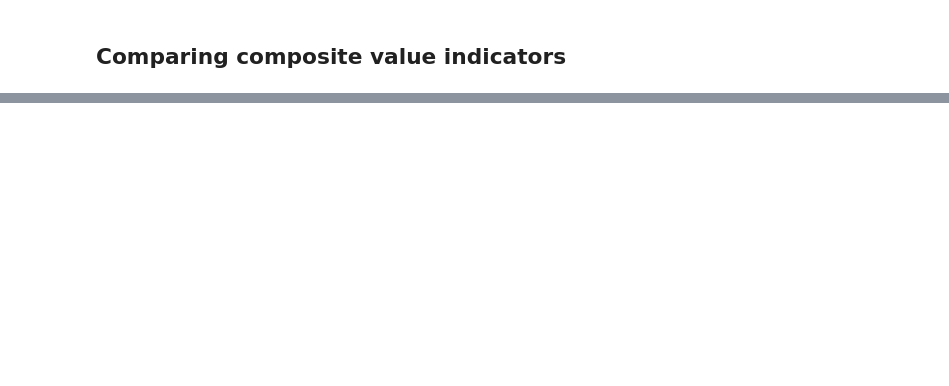
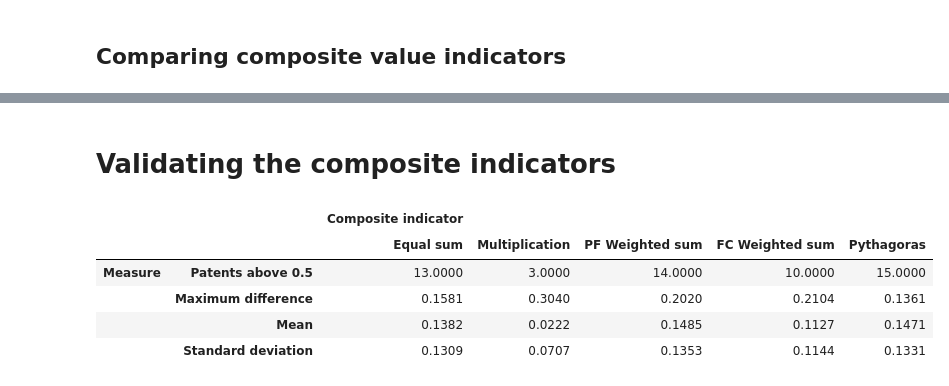
Before and after one commit to joerivan/patent-value-indicator, a Jupyter notebook: patents_value_indicators.ipynb, the cells around one changed output, grey strips where cells are left out. Drawn from its saved outputs; the diff is of its cells as text; code cells hidden in the pictures; blank space fills up the shorter version.

```diff
--- a/patents_value_indicators.ipynb
+++ b/patents_value_indicators.ipynb
@@ -144,0 +147,56 @@ fig2.savefig('comparison composite value indicators.png', dpi=432, bbox_inches='
+# %% [markdown]
+# Validating the composite indicators
+# %%
+# Number of patents above half of the score
+above_selection_value = 0.5
+
+SUM_above_half = sorted_patent_df[sorted_patent_df['FC-PF score EQUAL SUM']>above_selection_value].shape[0]
+MUL_above_half = sorted_patent_df[sorted_patent_df['FC-PF score MULTIPLICATION']>above_selection_value].shape[0]
+PF_above_half = sorted_patent_df[sorted_patent_df['FC-PF score PF WEIGHTED SUM']>above_selection_value].shape[0]
+FC_above_half = sorted_patent_df[sorted_patent_df['FC-PF score FC WEIGHTED SUM']>above_selection_value].shape[0]
+PY_above_half = sorted_patent_df[sorted_patent_df['FC-PF score PYTHAGORAS']>above_selection_value].shape[0]
+
+# Max score difference
+SUM_ordered = sorted_patent_df['FC-PF score EQUAL SUM'].sort_values(ascending=False).reset_index(drop=True)
+SUM_diff = abs(SUM_ordered.diff()).max()
+MUL_ordered = sorted_patent_df['FC-PF score MULTIPLICATION'].sort_values(ascending=False).reset_index(drop=True)
+MUL_diff = abs(MUL_ordered.diff()).max()
+PF_ordered = sorted_patent_df['FC-PF score PF WEIGHTED SUM'].sort_values(ascending=False).reset_index(drop=True)
+PF_diff = abs(PF_ordered.diff()).max()
+FC_ordered = sorted_patent_df['FC-PF score FC WEIGHTED SUM'].sort_values(ascending=False).reset_index(drop=True)
+FC_diff = abs(FC_ordered.diff()).max()
+PY_ordered = sorted_patent_df['FC-PF score PYTHAGORAS'].sort_values(ascending=False).reset_index(drop=True)
+PY_diff = abs(PY_ordered.diff()).max()
+
+# Sample standard deviation and mean
+SUM_mean = sorted_patent_df['FC-PF score EQUAL SUM'].mean()
+MUL_mean = sorted_patent_df['FC-PF score MULTIPLICATION'].mean()
+PF_mean = sorted_patent_df['FC-PF score PF WEIGHTED SUM'].mean()
+FC_mean = sorted_patent_df['FC-PF score FC WEIGHTED SUM'].mean()
+PY_mean = sorted_patent_df['FC-PF score PYTHAGORAS'].mean()
+
+SUM_stdev = st.stdev(sorted_patent_df['FC-PF score EQUAL SUM'])
+MUL_stdev = st.stdev(sorted_patent_df['FC-PF score MULTIPLICATION'])
+PF_stdev = st.stdev(sorted_patent_df['FC-PF score PF WEIGHTED SUM'])
+FC_stdev = st.stdev(sorted_patent_df['FC-PF score FC WEIGHTED SUM'])
+PY_stdev = st.stdev(sorted_patent_df['FC-PF score PYTHAGORAS'])
+
+# Making dataframe
+Measures = pd.DataFrame({
+('Composite indicator', 'Equal sum'): {('Measure', 'Patents above 0.5'): SUM_above_half,('Measure', 'Maximum difference'):SUM_diff,('Measure', 'Mean'): SUM_mean,('Measure', 'Standard deviation'): SUM_stdev},
+('Composite indicator', 'Multiplication'): {('Measure', 'Patents above 0.5'): MUL_above_half,('Measure', 'Maximum difference'):MUL_diff,('Measure', 'Mean'): MUL_mean,('Measure', 'Standard deviation'): MUL_stdev},
+('Composite indicator', 'PF Weighted sum'): {('Measure', 'Patents above 0.5'): PF_above_half,('Measure', 'Maximum difference'):PF_diff,('Measure', 'Mean'): PF_mean,('Measure', 'Standard deviation'): PF_stdev},
+('Composite indicator', 'FC Weighted sum'): {('Measure', 'Patents above 0.5'): FC_above_half,('Measure', 'Maximum difference'):FC_diff,('Measure', 'Mean'): FC_mean,('Measure', 'Standard deviation'): FC_stdev},
+('Composite indicator', 'Pythagoras'): {('Measure', 'Patents above 0.5'): PY_above_half,('Measure', 'Maximum difference'):PY_diff,('Measure', 'Mean'): PY_mean,('Measure', 'Standard deviation'): PY_stdev},
+    })
+
+Measures = round(Measures,4)
+dfi.export(Measures, 'composite indicator table.png')
+Measures
+# %% [output]
+|  |  | Composite indicator |  |  |  |  |
+|  |  | Equal sum | Multiplication | PF Weighted sum | FC Weighted sum | Pythagoras |
+| Measure | Patents above 0.5 | 13.0000 | 3.0000 | 14.0000 | 10.0000 | 15.0000 |
+|  | Maximum difference | 0.1581 | 0.3040 | 0.2020 | 0.2104 | 0.1361 |
+|  | Mean | 0.1382 | 0.0222 | 0.1485 | 0.1127 | 0.1471 |
+|  | Standard deviation | 0.1309 | 0.0707 | 0.1353 | 0.1144 | 0.1331 |
```
Also changed, not shown: parts of 3 cells of this notebook, 2 other files.
